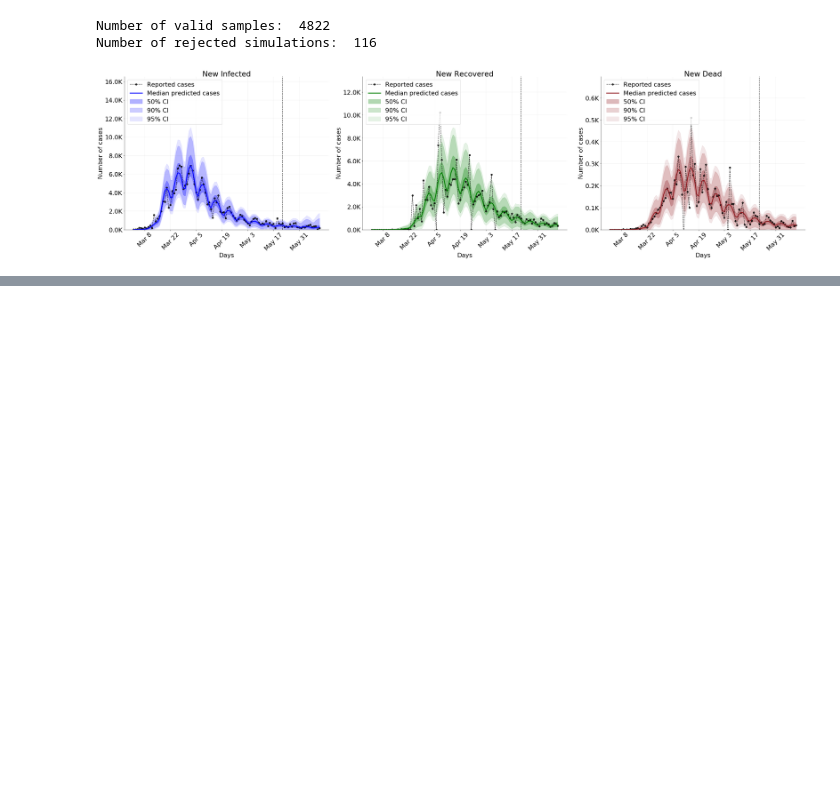
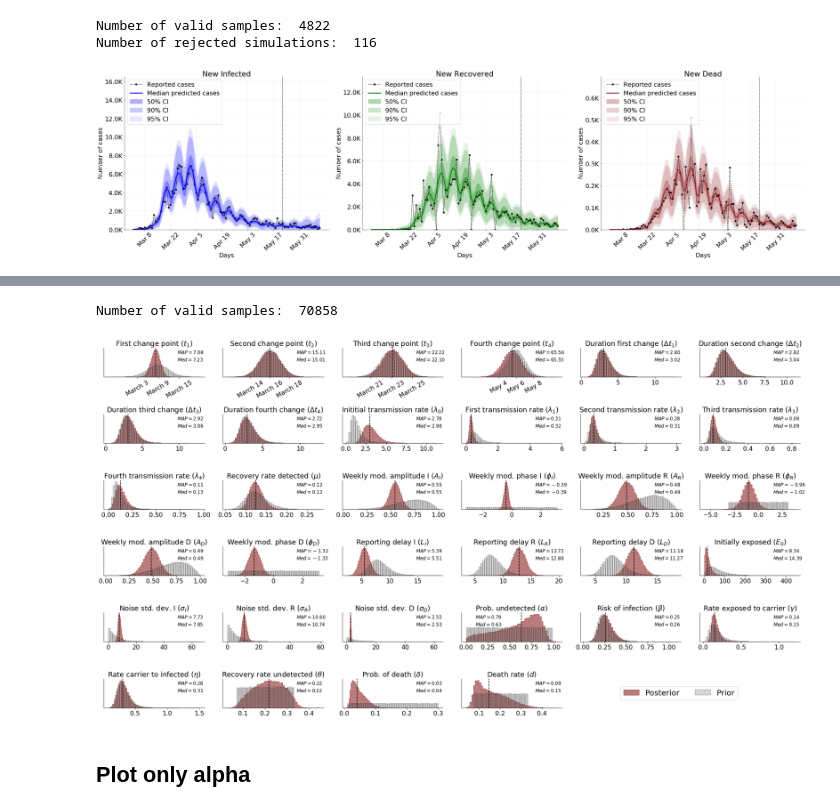
Before and after one commit to stefanradev93/AIAgainstCorona, a Jupyter notebook: Covid19_Inference_Germany.ipynb, the cells around one changed output, grey strips where cells are left out. Saved outputs shown, nothing was run; the diff lists cells and outputs as text; code cells hidden in the pictures; blank space fills up the shorter version.

```diff
--- a/Covid19_Inference_Germany.ipynb
+++ b/Covid19_Inference_Germany.ipynb
@@ -1215,0 +1374,11 @@ ax.legend()
+# %%
+plot_posteriors_germany(75000,
+                        data_germany_tensor,
+                        bins=50, figsize=(26, 14),
+                        filename='Marginal_Posteriors_Final',
+                        map_samples=10000)
+# %% [output]
+Number of valid samples:  70858
+[figure, added]
+# %% [markdown]
+## Plot only alpha
```
Also changed, not shown: parts of 37 cells of this notebook, 15 other files.
